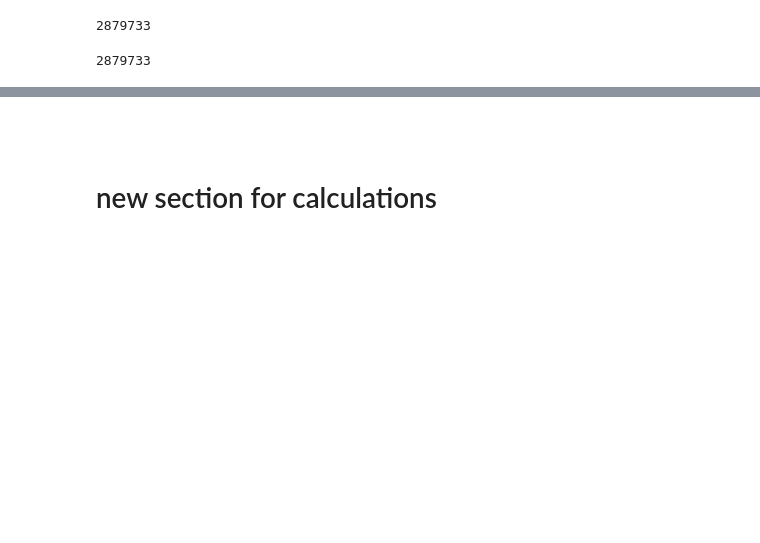
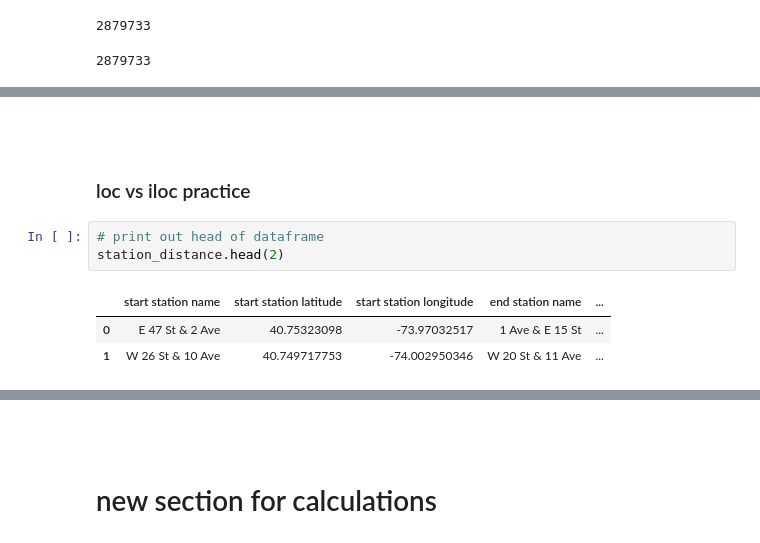
Before and after one commit to ABFdata/Homework, a Jupyter notebook: Tableau/CitiBike/citiBikeMerge-2013-Summer.ipynb, the cells around one changed output, grey strips where cells are left out. Drawn from its saved outputs; the diff is of its cells as text; blank space fills up the shorter version.

```diff
--- a/Tableau/CitiBike/citiBikeMerge-2013-Summer.ipynb
+++ b/Tableau/CitiBike/citiBikeMerge-2013-Summer.ipynb
@@ -428,0 +384,11 @@ for i in range (0, len_end_coord_list):
+# %% [markdown]
+<br>
+# %% [markdown]
+### loc vs iloc practice
+# %%
+# print out head of dataframe
+station_distance.head(2)
+# %% [output]
+|  | start station name | start station latitude | start station longitude | end station name | ... |
+| 0 | E 47 St & 2 Ave | 40.75323098 | -73.97032517 | 1 Ave & E 15 St | ... |
+| 1 | W 26 St & 10 Ave | 40.749717753 | -74.002950346 | W 20 St & 11 Ave | ... |
```
Also changed, not shown: parts of 75 cells of this notebook, 1 other file.
